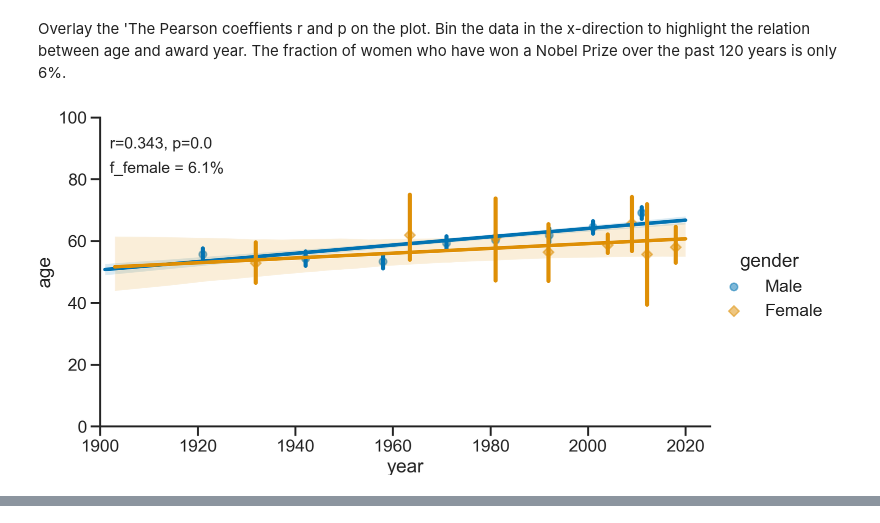
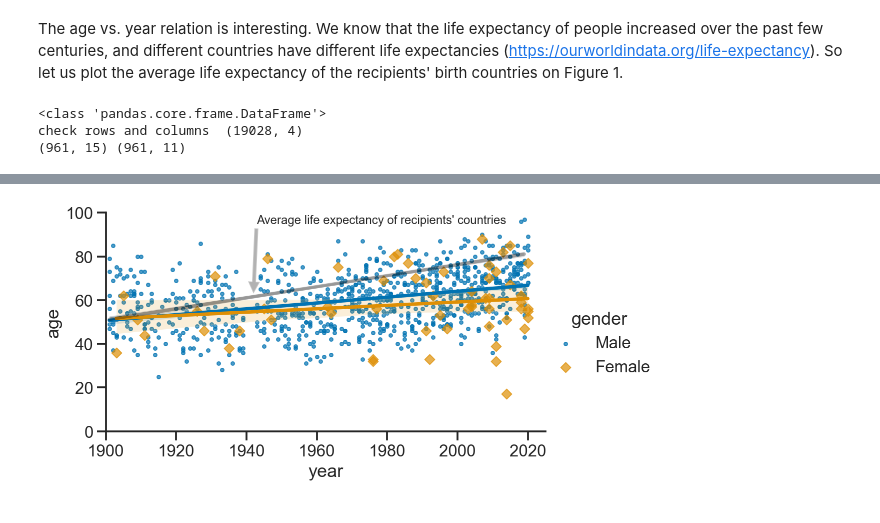
Before and after one commit to yuantt83/project_examples, a Jupyter notebook: nobel_gender/nobel_prize_gender.ipynb, the cells around one changed output, grey strips where cells are left out. Saved outputs shown, nothing was run; the diff lists cells and outputs as text; code cells hidden in the pictures.

```diff
--- a/nobel_gender/nobel_prize_gender.ipynb
+++ b/nobel_gender/nobel_prize_gender.ipynb
@@ -113,6 +68,58 @@ plt.show()
-# %% [markdown]
-Overlay the 'The Pearson coeffients r and p on the plot.  Bin the data in the x-direction to highlight the relation between age and award year.  The fraction of women who have won a Nobel Prize over the past 120 years is only 6%.
-<!-- ![Figure 1 (4).png](attachment:a97dca33-532f-48b6-b7e7-fee4e511469b.png) -->
-<div>
-<img src="attachment:a97dca33-532f-48b6-b7e7-fee4e511469b.png" width="800"/>
-</div>
+# %% [markdown]
+The age vs. year relation is interesting. We know that the life expectancy of people increased over the past few centuries, and different countries have different life expectancies (https://ourworldindata.org/life-expectancy). So let us plot the average life expectancy of the recipients' birth countries on Figure 1.
+# %%
+csvfile2 = glob.glob('./**/life-expectancy.csv', recursive = False)
+filename2 = csvfile2[0]
+
+life_exp = pd.read_csv(filename2)
+print(type(life_exp))
+print('check rows and columns ', life_exp.shape)
+life_exp.head()
+
+# Merge the two dataframe left = df, right = life_exp.
+# We get the life expectancy for that country at that year.
+# There are going to be some NAN for non-matches but ok for getting the average
+pd_new = df.merge(life_exp, left_on=['birth_country', 'year'],
+                  right_on = ['Entity', 'Year'], suffixes = ('_nb','_exp'),
+                  how = 'left')
+print(pd_new.shape, df.shape)
+display(pd_new.head())
+pd_new_age = pd_new.groupby(by=['Year'], as_index=False)['Life expectancy'].mean()
+
+g = sns.lmplot(x = 'year', y='age', data = df,
+               hue = 'gender',
+               lowess = False,
+               height = 4,
+               aspect = 1.8,
+               markers = ['.', 'D'],
+               scatter_kws = {'alpha':0.7,'s':50},
+               line_kws = {'alpha':1},
+               ci = 95,
+               legend_out = True,
+               )
+g.set(ylim = (0, 100), xlim = (1900, 2025))
+
+ax2 = g.axes
+color = 'tab:red'
+ax2 = sns.regplot(x = 'Year',
+                  y = 'Life expectancy',
+                  data = pd_new_age,
+                  scatter = False,
+                  line_kws = {'color':'black', 'alpha': 0.3})
+
+ax2.annotate(text = "Average life expectancy of recipients' countries",
+             xy = (1942, 63),
+             xycoords = 'data',
+             xytext = (3, 70),
+             textcoords = 'offset points',
+             arrowprops = dict(facecolor = 'black', alpha = 0.3),
+             fontsize = 12)
+
+ax2.set_xlabel('year')
+ax2.set_ylabel('age')
+plt.show()
+g.savefig('Figure1b.jpg', dpi = 300)
+# %% [output]
+<class 'pandas.core.frame.DataFrame'>
+check rows and columns  (19028, 4)
+(961, 15) (961, 11)
@@ -118,0 +132 @@ Overlay the 'The Pearson coeffients r and p on the plot.  Bin the data in the x-
+[figure, added]
```
Also changed, not shown: parts of 29 cells of this notebook, 3 other files.
